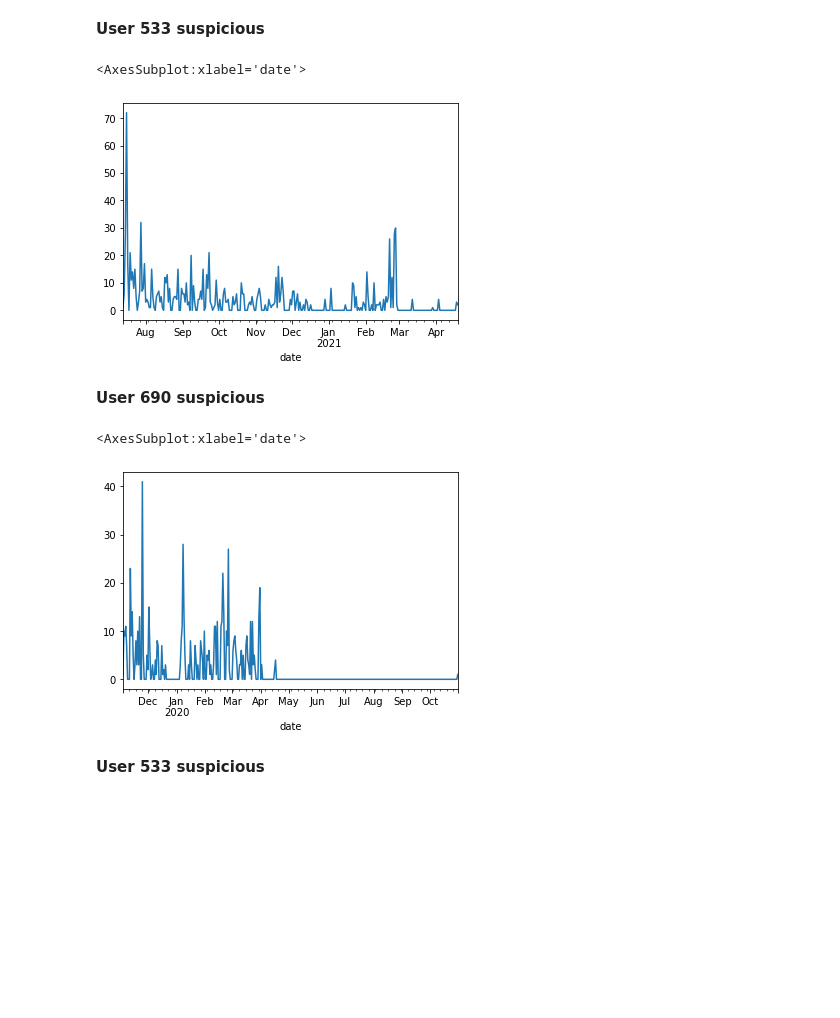
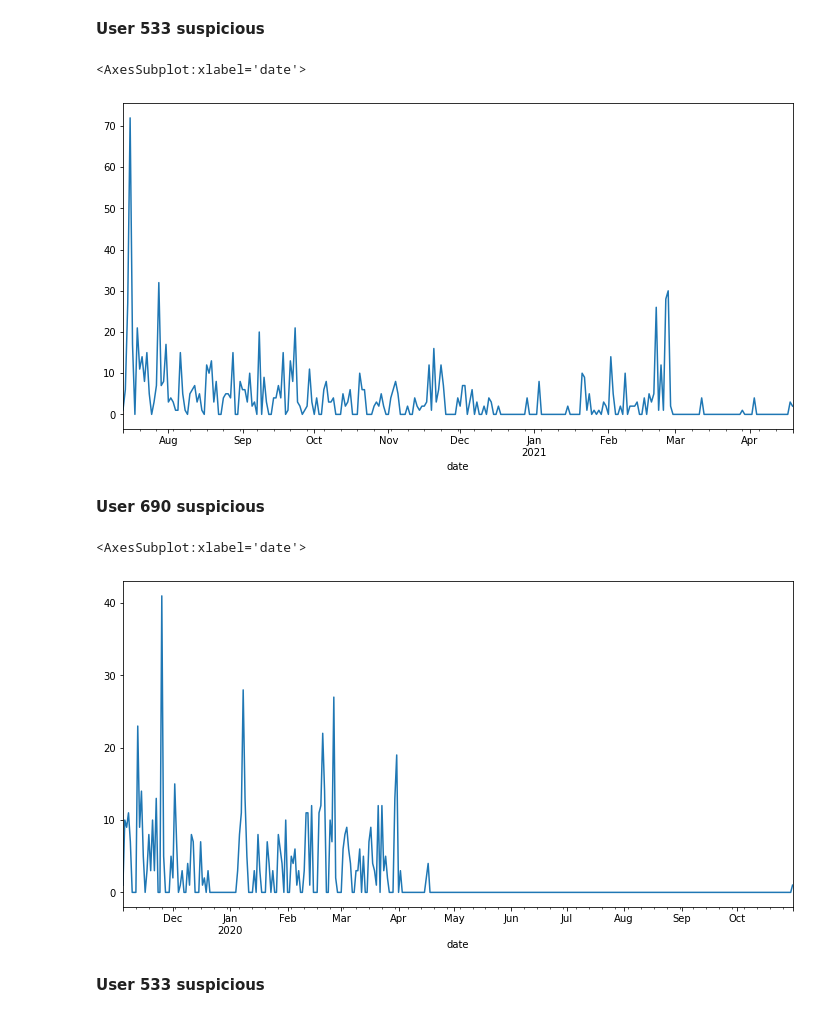
Before and after one commit to JML-Association/Anomaly-Detection-Project, a Jupyter notebook: meredith_eda.ipynb, the cells around one changed output. Drawn from its saved outputs; the diff is of its cells as text; code cells hidden in the pictures; blank space fills up the shorter version.

```diff
--- a/meredith_eda.ipynb
+++ b/meredith_eda.ipynb
@@ -191,18 +191,18 @@ Text(0.5, 1.0, 'User 533 Activity Over Time')
 **User 533 suspicious**
 # %%
 pages_690 = df[df.user_id == 690]['path'].resample('d').count()
-pages_690.plot()
+pages_690.plot(figsize = (12,6))
 # %% [output]
 <AxesSubplot:xlabel='date'>
-[figure, old version]
+[figure, new version]
 # %% [markdown]
 **User 690 suspicious**
 # %%
 pages_533 = df[df.user_id == 533]['path'].resample('d').count()
-pages_533.plot()
+pages_533.plot(figsize = (12,6))
 # %% [output]
 <AxesSubplot:xlabel='date'>
-[figure, old version]
+[figure, new version]
 # %% [markdown]
 **User 533 suspicious**
 # %%
```
Also changed, not shown: parts of 8 cells of this notebook.
